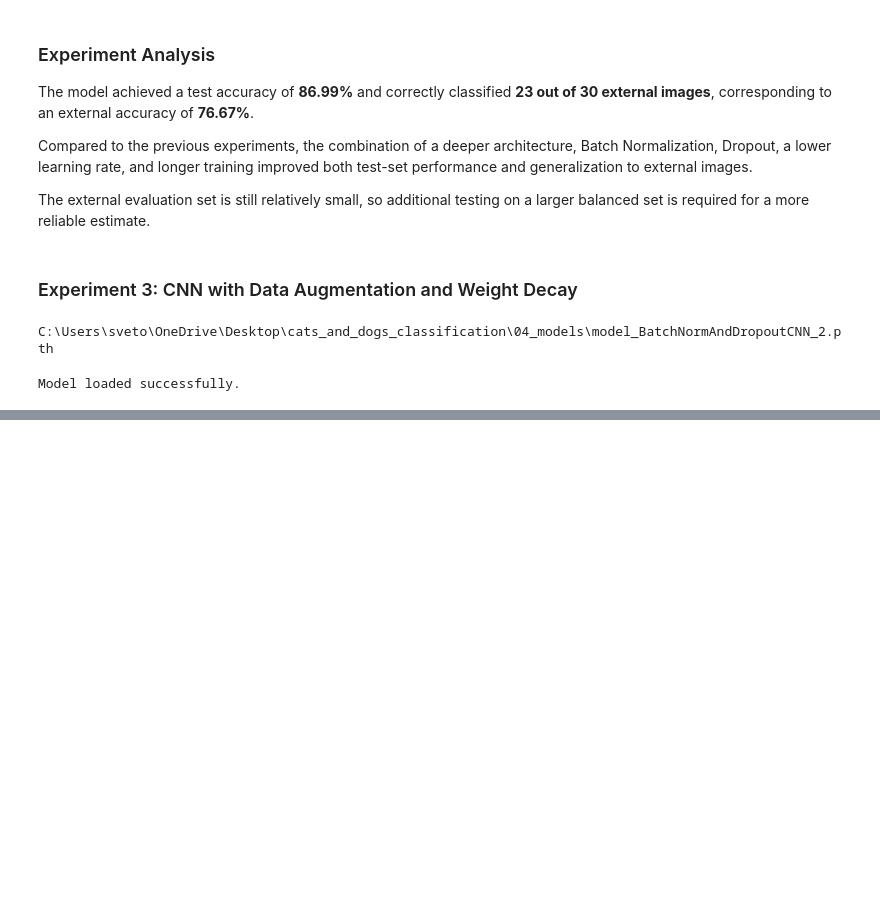
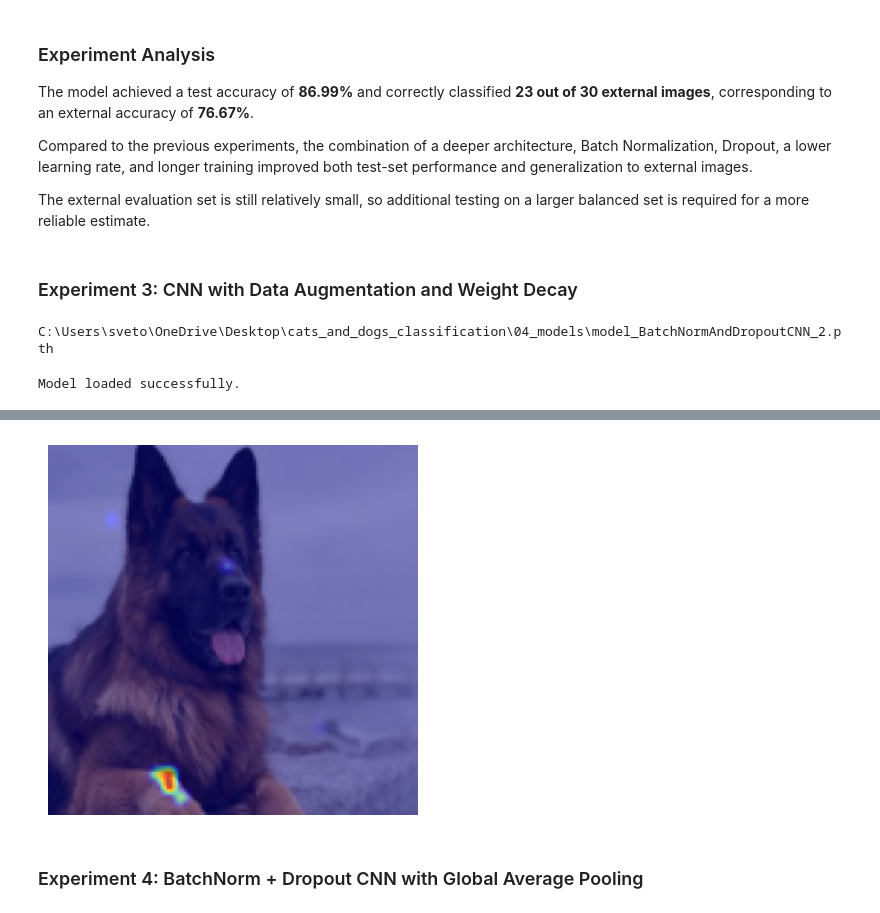
Before and after one commit to plamensve/cats_and_dogs_classification, a Jupyter notebook: 02_notebooks/04_results_analysis.ipynb, the cells around one changed output, grey strips where cells are left out. Drawn from its saved outputs; the diff is of its cells as text; code cells hidden in the pictures; blank space fills up the shorter version.

Commit message:
ADD: experiment 4

```diff
--- a/02_notebooks/04_results_analysis.ipynb
+++ b/02_notebooks/04_results_analysis.ipynb
@@ -611,0 +735,28 @@ External images accuracy: 83.33%
+# %%
+def analysis_prediction(img_path):
+
+    predicted_class, confidence, image_tensor = predict_image(
+            model=model_BatchNormAndDropoutCNN_2,
+            image_path=img_path,
+            transform=prediction_transform,
+            class_names=class_names,
+        )
+
+    target_layers = [model_BatchNormAndDropoutCNN_2.features[10]]
+
+    cam = GradCAM(model=model_BatchNormAndDropoutCNN_2, target_layers=target_layers)
+
+    grayscale_cam = cam(input_tensor=image_tensor)[0]
+
+    image = Image.open(img_path).convert("RGB")
+    image = image.resize((128, 128))
+
+    rgb_image = np.array(image) / 255.0
+
+    visualization = show_cam_on_image(rgb_image, grayscale_cam, use_rgb=True)
+
+    plt.imshow(visualization)
+    plt.axis("off")
+    plt.show()
+# %%
+img_path = "../02_notebooks/random_imgs/dog-4.jpg"
@@ -611,0 +773,6 @@ External images accuracy: 83.33%
+# %%
+analysis_prediction(img_path)
+# %% [output]
+[figure, added]
+# %% [markdown]
+### Experiment 4: BatchNorm + Dropout CNN with Global Average Pooling
```
Also changed, not shown: parts of 34 cells of this notebook, 43 other files.
